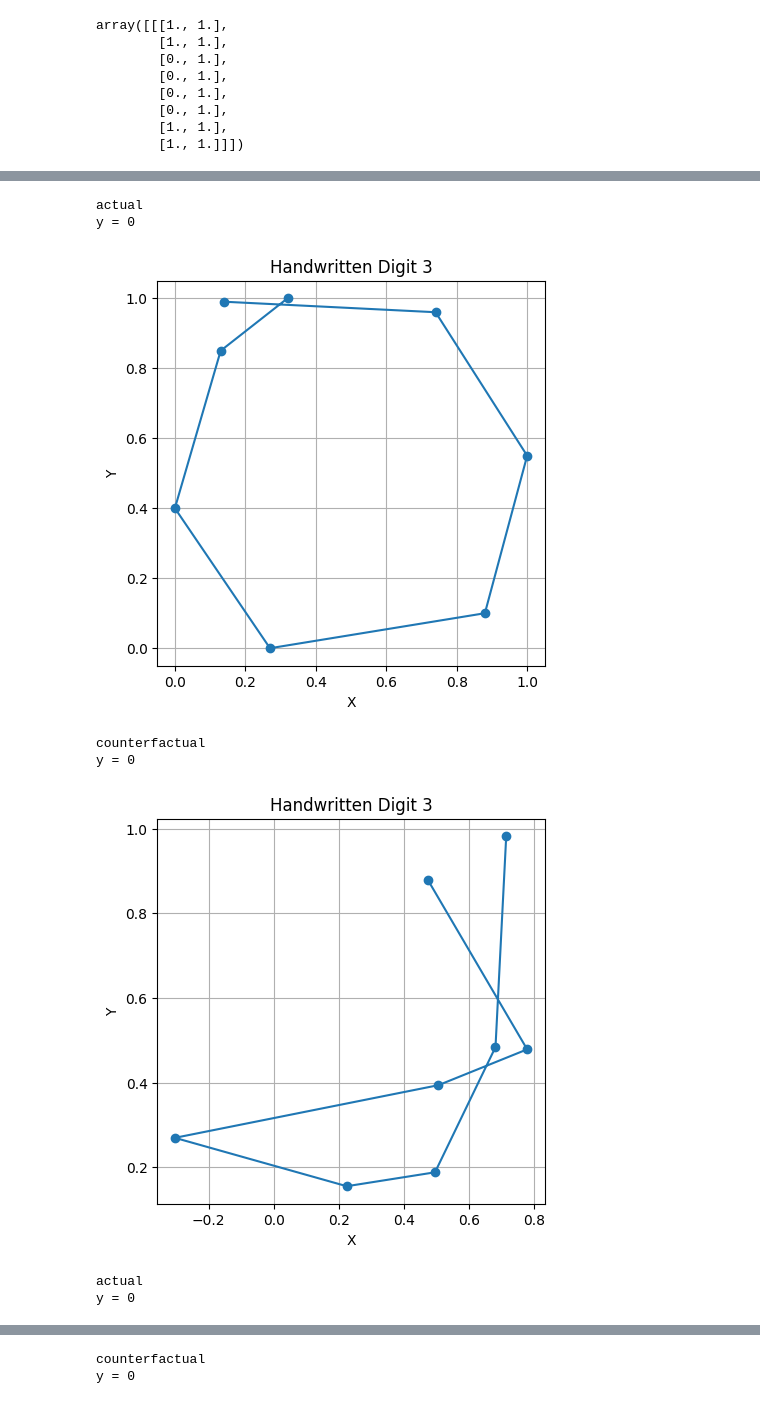
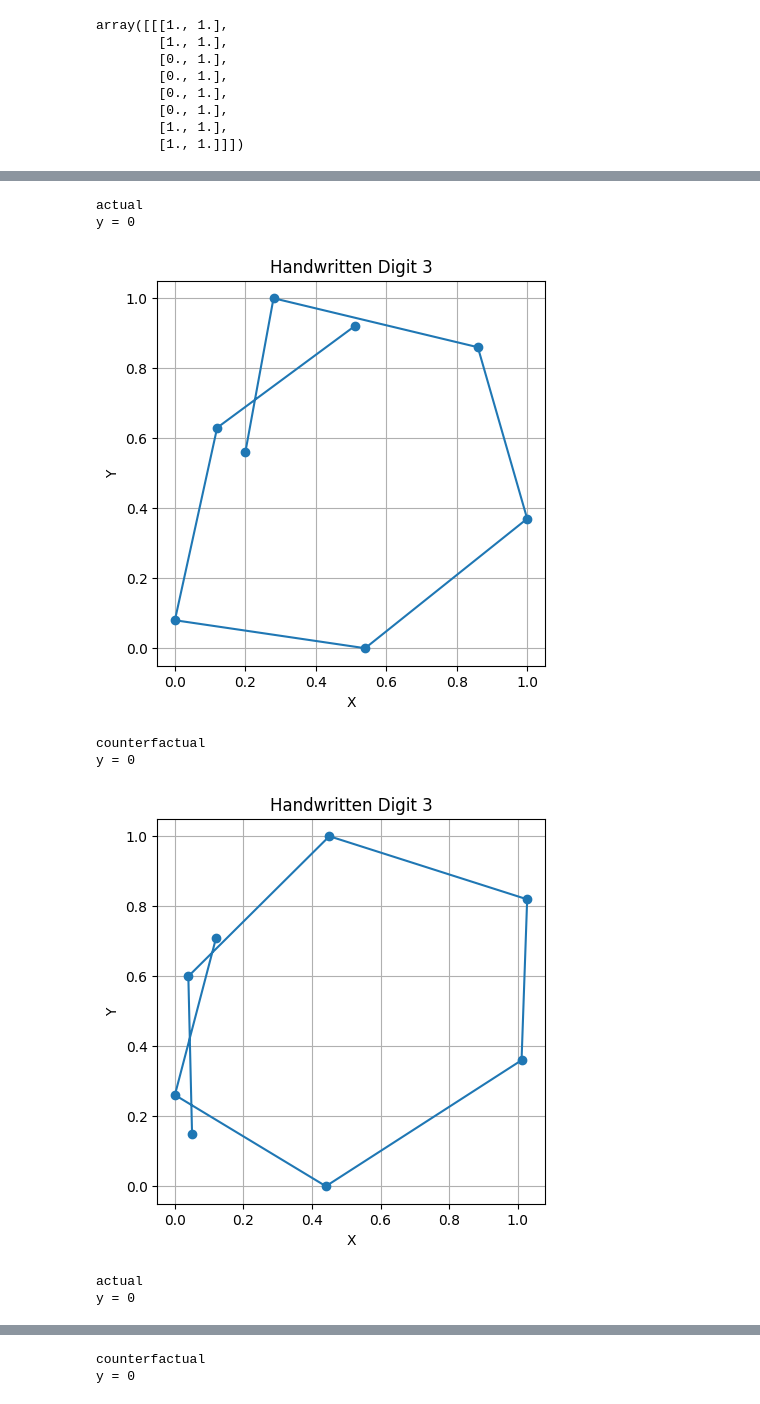
Before and after one commit to stellagerantoni/LatentCfMultivariate, a Jupyter notebook: multivariate_pendigits.ipynb, the cells around one changed output, grey strips where cells are left out. Cells and saved outputs as stored; diff of their text form; code cells hidden in the pictures.

```diff
--- a/multivariate_pendigits.ipynb
+++ b/multivariate_pendigits.ipynb
@@ -418,0 +392,8 @@ Transformation_finished with validity_score = 1.0
+# %%
+#with learning rate = 0.001, 500 iterations, pred_margin_weight=0.7
+for i in range(5):
+  print("actual")
+  visualise_digit(X_pred_neg,y_pred_neg,i,figsize = (5,5))
+  print("counterfactual")
+  visualise_digit(cf_embeddings,y_neg,i,figsize = (5,5))
+# validity = 1.0
@@ -418,0 +420,8 @@ Transformation_finished with validity_score = 1.0
+# %%
+#with learning rate = 0.001, 500 iterations, pred_margin_weight=0.5
+for i in range(5):
+  print("actual")
+  visualise_digit(X_pred_neg,y_pred_neg,i,figsize = (5,5))
+  print("counterfactual")
+  visualise_digit(cf_embeddings,y_neg,i,figsize = (5,5))
+  # validity = 1.0
@@ -418,0 +448,8 @@ Transformation_finished with validity_score = 1.0
+# %%
+#with learning rate = 0.001, 500 iterations, pred_margin_weight=0.3
+for i in range(5):
+  print("actual")
+  visualise_digit(X_pred_neg,y_pred_neg,i,figsize = (5,5))
+  print("counterfactual")
+  visualise_digit(cf_embeddings,y_neg,i,figsize = (5,5))
+  # validity = 1.0
@@ -419,10 +476,11 @@ Transformation_finished with validity_score = 1.0
 # %%
-#with learning rate = 0.001 and 500 iterations
-for i in range(6):
+#with learning rate = 0.001, 500 iterations, pred_margin_weight=0
+for i in range(5):
   print("actual")
-  visualise_digit(X_pred_neg,y_pred_neg,i-1,figsize = (5,5))
+  visualise_digit(X_pred_neg,y_pred_neg,i,figsize = (5,5))
   print("counterfactual")
-  visualise_digit(cf_embeddings,y_neg,i-1,figsize = (5,5))
+  visualise_digit(cf_embeddings,y_neg,i,figsize = (5,5))
+  # validity = 0.0
 # %% [output]
 actual
 y = 0
@@ -433,8 +491,8 @@ y = 0
 actual
 y = 0
-[figure, old version]
+[figure, new version]
 counterfactual
 y = 0
-[figure, old version]
+[figure, new version]
 actual
 y = 0
```
Also changed, not shown: parts of 12 cells of this notebook.
